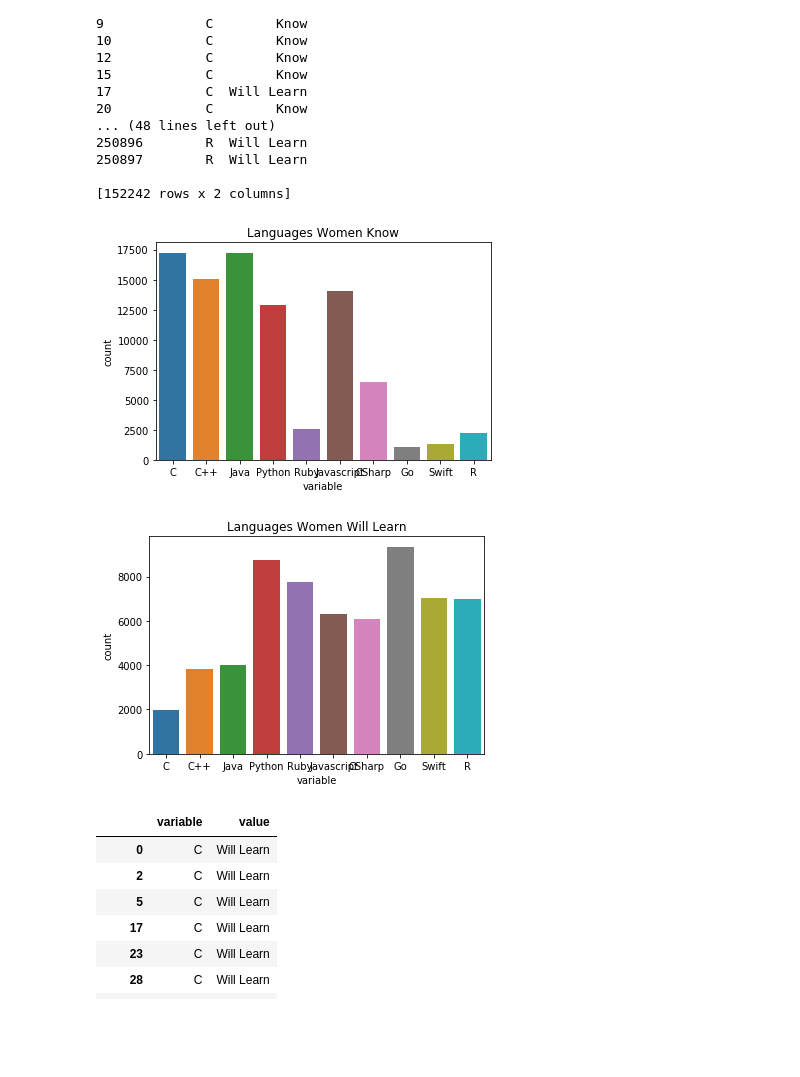
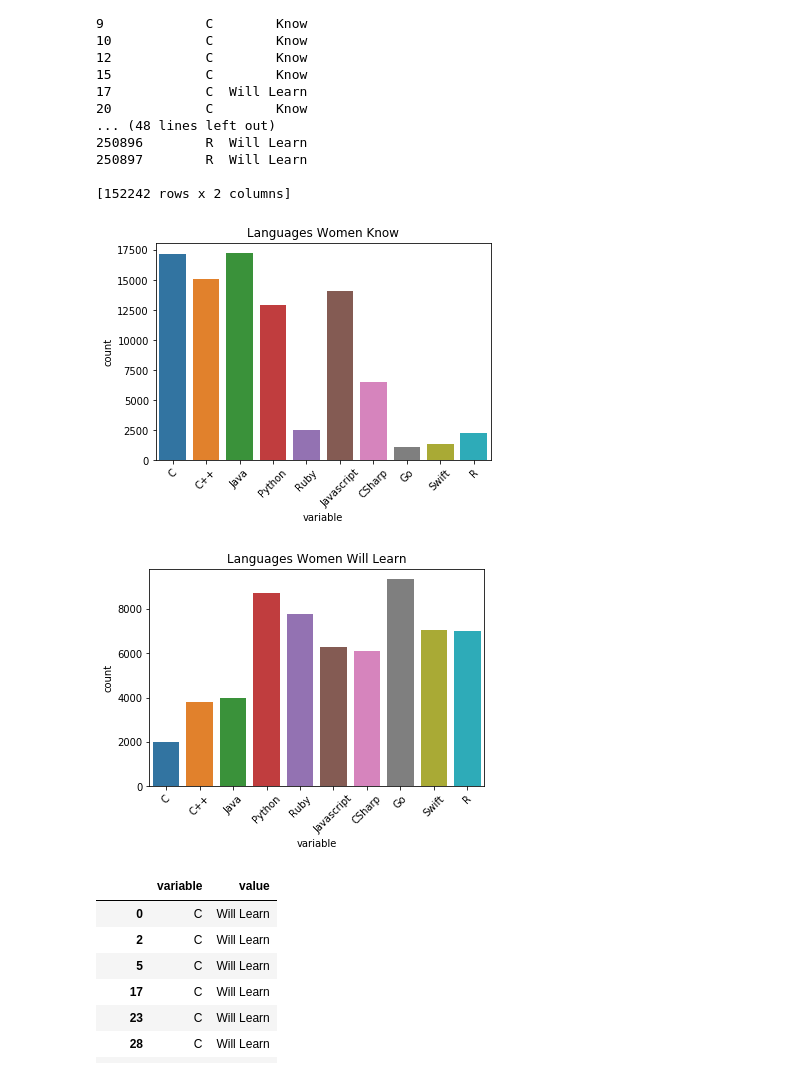
Before and after one commit to EricaTess/women-in-tech, a Jupyter notebook: clustering_project/Clustering-HackerRank-Data.ipynb, the cells around one changed output. Cells and saved outputs as stored; diff of their text form; code cells hidden in the pictures; blank space fills up the shorter version.

Commit message:
Added rotation to xlabels

```diff
--- a/clustering_project/Clustering-HackerRank-Data.ipynb
+++ b/clustering_project/Clustering-HackerRank-Data.ipynb
@@ -145,17 +145,19 @@ learn = df_langmelt[willLearn]
 
 [152242 rows x 2 columns]
 # %%
-sns.countplot(data=known, x="variable")
+chart1 = sns.countplot(data=known, x="variable")
 plt.title("Languages Women Know")
+chart1.set_xticklabels(chart1.get_xticklabels(), rotation=45)
 plt.show()
 # %% [output]
-[figure, old version]
+[figure, new version]
 # %%
-sns.countplot(data=learn, x="variable")
+chart2 = sns.countplot(data=learn, x="variable")
 plt.title("Languages Women Will Learn")
+chart2.set_xticklabels(chart2.get_xticklabels(), rotation=45)
 plt.show()
 # %% [output]
-[figure, old version]
+[figure, new version]
 # %%
 #number of pairs of bars
 N = 10
```
